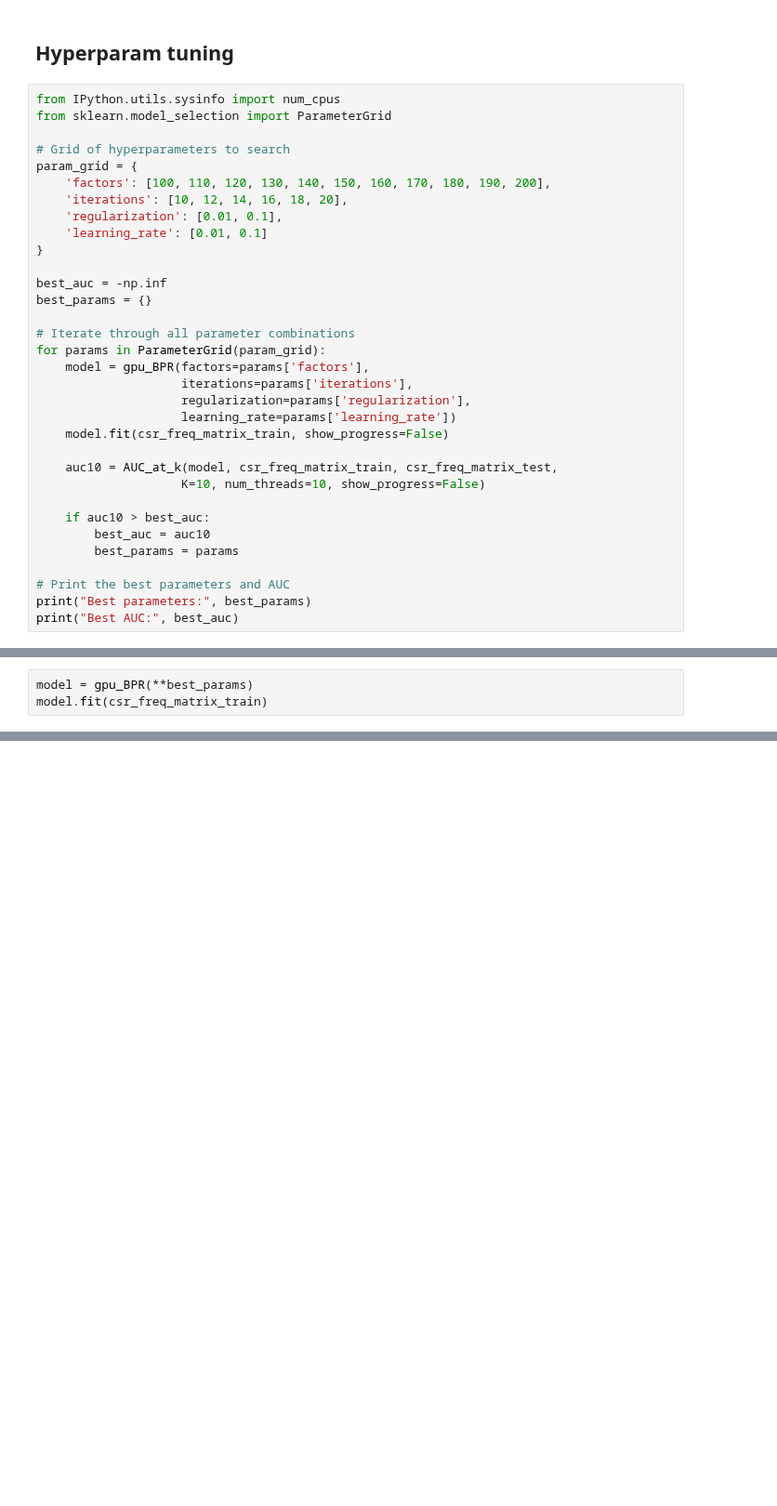
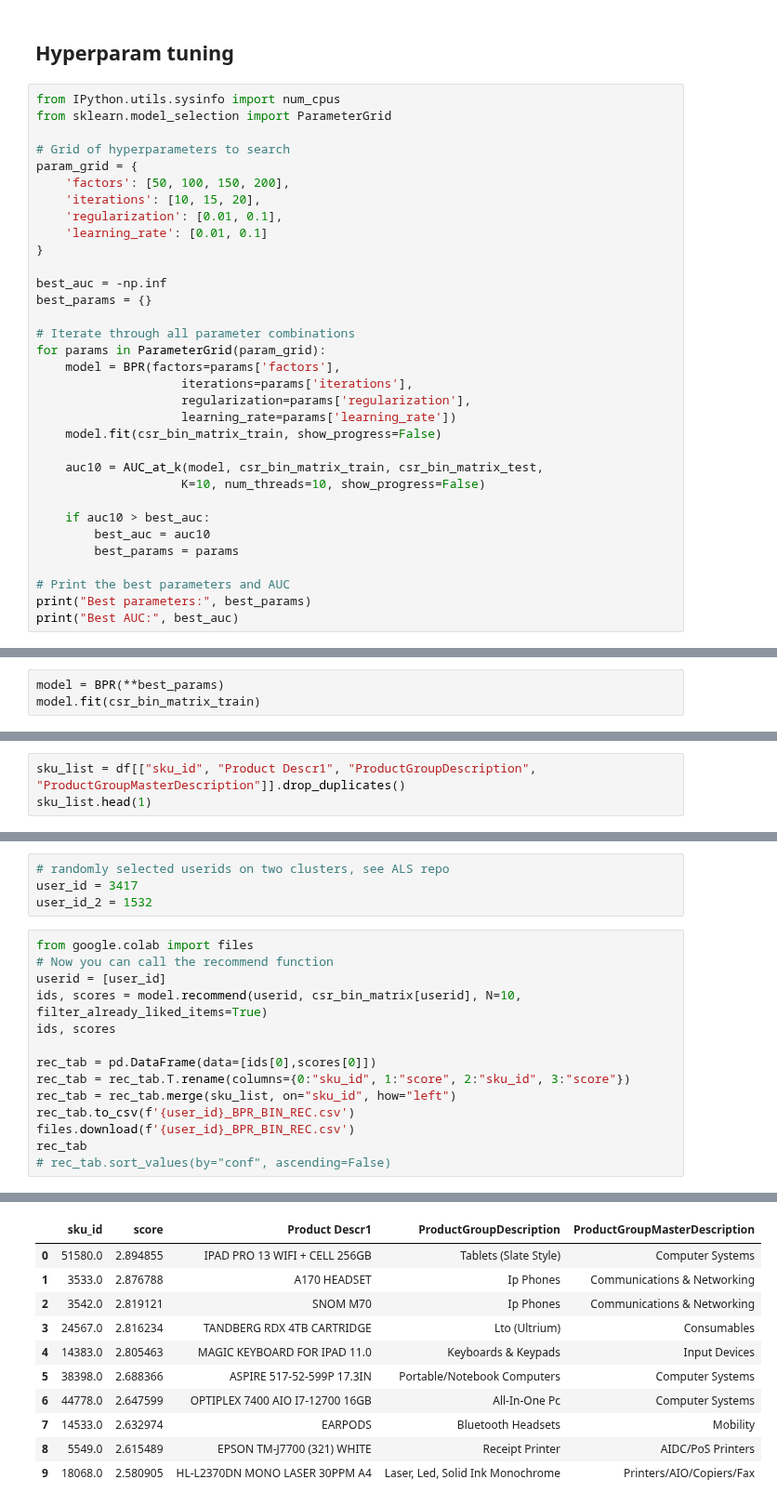
Before and after one commit to vincm1/RecSys_Implicit, a Jupyter notebook: Bayesian_Personalized_Ranking_(BPR).ipynb, the cells around one changed output, grey strips where cells are left out. Shown at 93% size. Saved outputs shown, nothing was run; the diff lists cells and outputs as text; blank space fills up the shorter version.

```diff
--- a/Bayesian_Personalized_Ranking_(BPR).ipynb
+++ b/Bayesian_Personalized_Ranking_(BPR).ipynb
@@ -257,8 +211,8 @@ from sklearn.model_selection import ParameterGrid
 
 # Grid of hyperparameters to search
 param_grid = {
-    'factors': [100, 110, 120, 130, 140, 150, 160, 170, 180, 190, 200],
-    'iterations': [10, 12, 14, 16, 18, 20],
+    'factors': [50, 100, 150, 200],
+    'iterations': [10, 15, 20],
     'regularization': [0.01, 0.1],
     'learning_rate': [0.01, 0.1]
 }
@@ -268,13 +222,13 @@ best_params = {}
 
 # Iterate through all parameter combinations
 for params in ParameterGrid(param_grid):
-    model = gpu_BPR(factors=params['factors'],
+    model = BPR(factors=params['factors'],
                     iterations=params['iterations'],
                     regularization=params['regularization'],
                     learning_rate=params['learning_rate'])
-    model.fit(csr_freq_matrix_train, show_progress=False)
+    model.fit(csr_bin_matrix_train, show_progress=False)
 
-    auc10 = AUC_at_k(model, csr_freq_matrix_train, csr_freq_matrix_test,
+    auc10 = AUC_at_k(model, csr_bin_matrix_train, csr_bin_matrix_test,
                     K=10, num_threads=10, show_progress=False)
 
     if auc10 > best_auc:
@@ -290,4 +269,4 @@ Best AUC: 0.5350952683291531
 # %%
-model = gpu_BPR(**best_params)
-model.fit(csr_freq_matrix_train)
+model = BPR(**best_params)
+model.fit(csr_bin_matrix_train)
 # %%
@@ -299,0 +293,3 @@ AUC@10: 0.532868628196506; PREC@10: 0.06586578293289147; NDCG@10: 0.040688550240
+# %%
+sku_list = df[["sku_id", "Product Descr1", "ProductGroupDescription", "ProductGroupMasterDescription"]].drop_duplicates()
+sku_list.head(1)
@@ -299,0 +299,19 @@ AUC@10: 0.532868628196506; PREC@10: 0.06586578293289147; NDCG@10: 0.040688550240
+# %%
+# randomly selected userids on two clusters, see ALS repo
+user_id = 3417
+user_id_2 = 1532
+# %%
+from google.colab import files
+# Now you can call the recommend function
+userid = [user_id]
+ids, scores = model.recommend(userid, csr_bin_matrix[userid], N=10, filter_already_liked_items=True)
+ids, scores
+
+rec_tab = pd.DataFrame(data=[ids[0],scores[0]])
+rec_tab = rec_tab.T.rename(columns={0:"sku_id", 1:"score", 2:"sku_id", 3:"score"})
+rec_tab = rec_tab.merge(sku_list, on="sku_id", how="left")
+rec_tab.to_csv(f'{user_id}_BPR_BIN_REC.csv')
+files.download(f'{user_id}_BPR_BIN_REC.csv')
+rec_tab
+# rec_tab.sort_values(by="conf", ascending=False)
+# %% [output]
@@ -299,0 +320,11 @@ AUC@10: 0.532868628196506; PREC@10: 0.06586578293289147; NDCG@10: 0.040688550240
+|  | sku_id | score | Product Descr1 | ProductGroupDescription | ProductGroupMasterDescription |
+| 0 | 51580.0 | 2.894855 | IPAD PRO 13 WIFI + CELL 256GB | Tablets (Slate Style) | Computer Systems |
+| 1 | 3533.0 | 2.876788 | A170 HEADSET | Ip Phones | Communications & Networking |
+| 2 | 3542.0 | 2.819121 | SNOM M70 | Ip Phones | Communications & Networking |
+| 3 | 24567.0 | 2.816234 | TANDBERG RDX 4TB CARTRIDGE | Lto (Ultrium) | Consumables |
+| 4 | 14383.0 | 2.805463 | MAGIC KEYBOARD FOR IPAD 11.0 | Keyboards & Keypads | Input Devices |
+| 5 | 38398.0 | 2.688366 | ASPIRE 517-52-599P 17.3IN | Portable/Notebook Computers | Computer Systems |
+| 6 | 44778.0 | 2.647599 | OPTIPLEX 7400 AIO I7-12700 16GB | All-In-One Pc | Computer Systems |
+| 7 | 14533.0 | 2.632974 | EARPODS | Bluetooth Headsets | Mobility |
+| 8 | 5549.0 | 2.615489 | EPSON TM-J7700 (321) WHITE | Receipt Printer | AIDC/PoS Printers |
+| 9 | 18068.0 | 2.580905 | HL-L2370DN MONO LASER 30PPM A4 | Laser, Led, Solid Ink Monochrome | Printers/AIO/Copiers/Fax |
```
Also changed, not shown: parts of 40 cells of this notebook.
